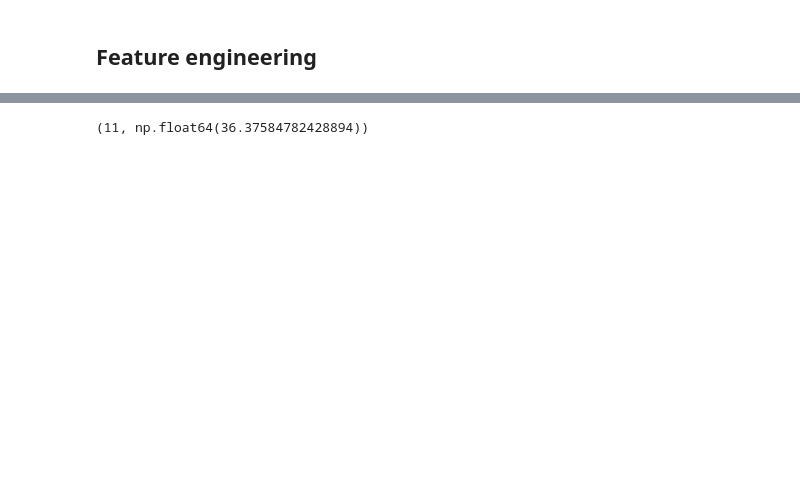
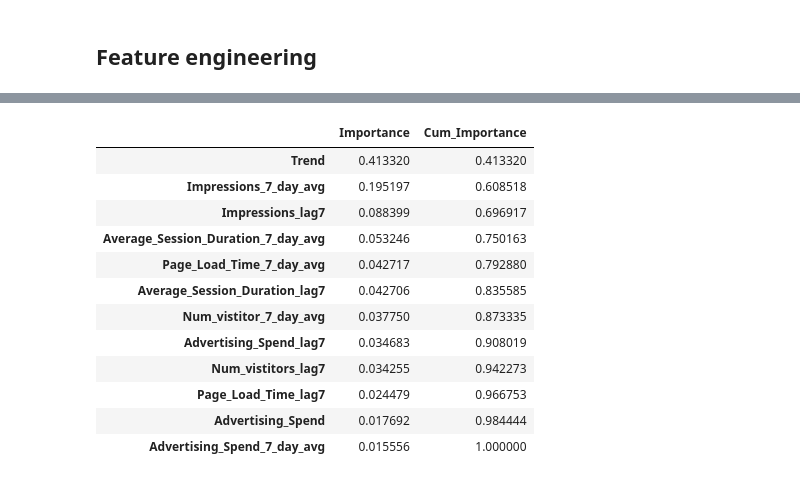
Before and after one commit to raj07092017/cash_rewards_task, a Jupyter notebook: footprint_forecasting.ipynb, the cells around one changed output, grey strips where cells are left out. Drawn from its saved outputs; the diff is of its cells as text; code cells hidden in the pictures; blank space fills up the shorter version.

```diff
--- a/footprint_forecasting.ipynb
+++ b/footprint_forecasting.ipynb
@@ -155,12 +200,28 @@ See the caveats in the documentation: https://pandas.pydata.org/pandas-docs/stab
+# %%
+# Drop days of the week dummies as they do not contribute significantly to the prediction
+
+features_to_drop=['Friday','Wednesday','Saturday','Thursday','Sunday','Tuesday']
+foot_print_fe=foot_print_fe.drop(columns=features_to_drop,
+                                 axis=1)
+# %%
+# Create train and test samples on the reduced feature dataset
+
+train_df=foot_print_fe[foot_print_fe.index<pd.to_datetime('2024-01-01')]
+test_df=foot_print_fe[foot_print_fe.index>=pd.to_datetime('2024-01-01')]
+X_train,X_test,Y_train,Y_test=train_df.drop(columns='Impressions'),test_df.drop(columns='Impressions'),train_df.Impressions,test_df.Impressions
 # %%
+# Train and assess a gradient boosting model on reduced features
+
 plt.figure(figsize=(12,6))
-model_2=GradientBoostingRegressor()
-model_2.fit(X_train,Y_train)
+model_3=GradientBoostingRegressor()
+model_3.fit(X_train,Y_train)
 
-mae_2_train=mean_absolute_error(y_true=Y_train,y_pred=model_2.predict(X_train))
-mae_2_test=mean_absolute_error(y_true=Y_test,y_pred=model_2.predict(X_test))
-display(abs(mae_2_test-mae_2_train))
-test_df['Forecasted']=model_2.predict(X_test)
+mae_2_train=mean_absolute_error(y_true=Y_train,y_pred=model_3.predict(X_train))
+mae_2_test=mean_absolute_error(y_true=Y_test,y_pred=model_3.predict(X_test))
+print(f'Train MAE: {mae_2_train}')
+print(f'Test MAE: {mae_2_test}')
+print(f'Train and test diff: {abs(mae_2_test-mae_2_train)}')
+test_df['Forecasted']=model_3.predict(X_test)
 test_df.Forecasted.plot.line()
 test_df.Impressions.plot.line();
 # %% [output]
@@ -173,16 +231,23 @@ See the caveats in the documentation: https://pandas.pydata.org/pandas-docs/stab
 [drawing not drawn]
-# %%
-randon_states={}
-for i in range(1,1000):
-    model_2=GradientBoostingRegressor(random_state=i)
-    model_2.fit(X_train,Y_train)
-
-    mae_2_train=mean_absolute_error(y_true=Y_train,y_pred=model_2.predict(X_train))
-    mae_2_test=mean_absolute_error(y_true=Y_test,y_pred=model_2.predict(X_test))
-    randon_states[i]=(abs(mae_2_test-mae_2_train))
-
-best_random_state=min(randon_states.items(), key=lambda x: x[1])
-best_random_state
-# %% [output]
-(11, np.float64(36.37584782428894))
+# %%
+# Examin the feature importance on the reduced feature set
+
+feature_importances=pd.DataFrame(data=model_3.feature_importances_,
+             index=model_3.feature_names_in_).rename(columns={0:'Importance'}).sort_values(by='Importance', ascending=False)
+feature_importances['Cum_Importance']=feature_importances.Importance.cumsum()
+feature_importances
+# %% [output]
+|  | Importance | Cum_Importance |
+| Trend | 0.413320 | 0.413320 |
+| Impressions_7_day_avg | 0.195197 | 0.608518 |
+| Impressions_lag7 | 0.088399 | 0.696917 |
+| Average_Session_Duration_7_day_avg | 0.053246 | 0.750163 |
+| Page_Load_Time_7_day_avg | 0.042717 | 0.792880 |
+| Average_Session_Duration_lag7 | 0.042706 | 0.835585 |
+| Num_vistitor_7_day_avg | 0.037750 | 0.873335 |
+| Advertising_Spend_lag7 | 0.034683 | 0.908019 |
+| Num_vistitors_lag7 | 0.034255 | 0.942273 |
+| Page_Load_Time_lag7 | 0.024479 | 0.966753 |
+| Advertising_Spend | 0.017692 | 0.984444 |
+| Advertising_Spend_7_day_avg | 0.015556 | 1.000000 |
 # %%
```
Also changed, not shown: parts of 26 cells of this notebook.
